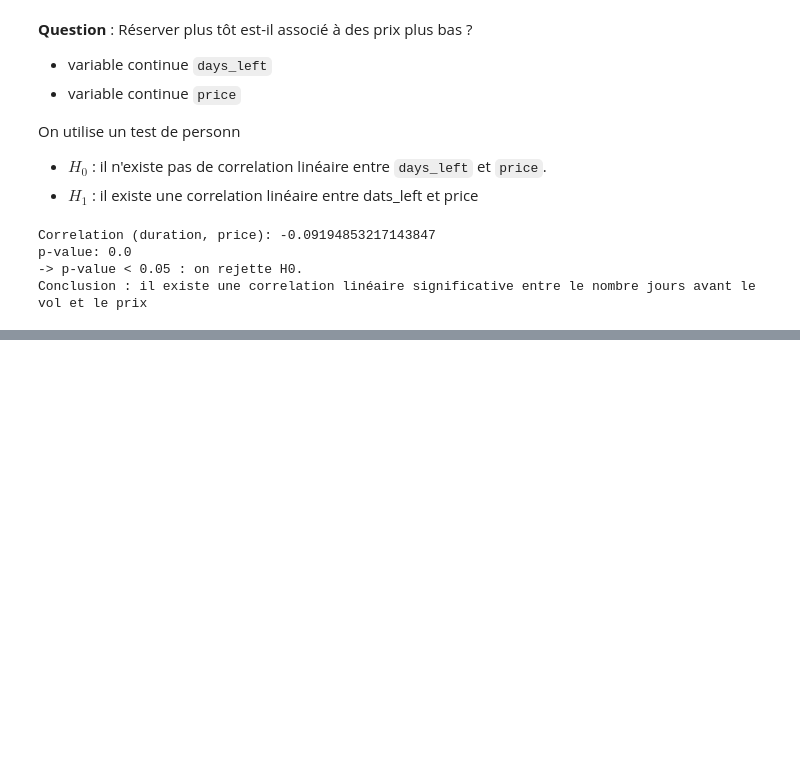
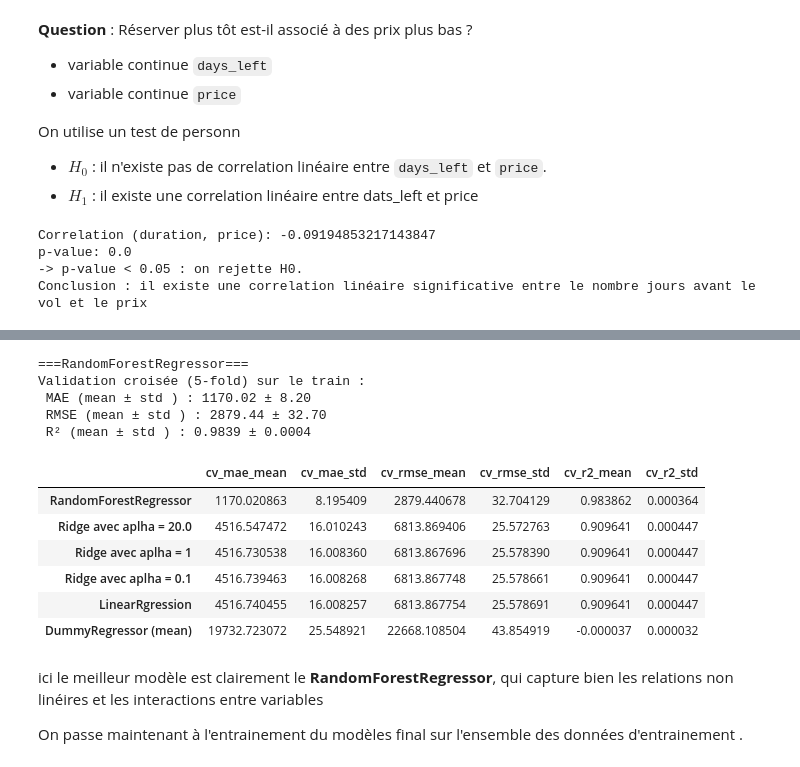
Before and after one commit to Soilah98/Supervised_Learning, a Jupyter notebook: projet-prediction-prix-avion/notebooks/flight.ipynb, the cells around one changed output, grey strips where cells are left out. Drawn from its saved outputs; the diff is of its cells as text; code cells hidden in the pictures; blank space fills up the shorter version.

```diff
--- a/projet-prediction-prix-avion/projet-prediction-prix-avion/src/projet_prediction_prix_avion/flight.ipynb
+++ b/projet-prediction-prix-avion/notebooks/flight.ipynb
@@ -491,0 +716,3 @@ Conclusion : il existe une correlation linéaire significative entre le nombre j
+# %%
+# Distionnaire pour stocker les resultats de tous les modeles
+results = {}
@@ -491,0 +847,41 @@ Conclusion : il existe une correlation linéaire significative entre le nombre j
+# %%
+rf_pipeline = Pipeline(
+    steps=[
+        ("preprocessor",preprocessor),
+        ("modele_random", RandomForestRegressor(n_estimators=50,
+                                                random_state=42,
+                                                n_jobs=-1))
+    ]
+)
+
+evaluate_model(
+    name="RandomForestRegressor",
+    model=rf_pipeline,
+    X_train=X_train,
+    y_train=y_train,
+    X_test=X_test,
+    y_test=y_test,
+    results_dict=results
+)
+# %% [output]
+===RandomForestRegressor===
+Validation croisée (5-fold) sur le train :
+ MAE (mean ± std ) : 1170.02 ± 8.20
+ RMSE (mean ± std ) : 2879.44 ± 32.70
+ R² (mean ± std ) : 0.9839 ± 0.0004
+# %%
+results_df = pd.DataFrame(results).T
+results_df = results_df.sort_values(by='cv_mae_mean')
+results_df
+# %% [output]
+|  | cv_mae_mean | cv_mae_std | cv_rmse_mean | cv_rmse_std | cv_r2_mean | cv_r2_std |
+| RandomForestRegressor | 1170.020863 | 8.195409 | 2879.440678 | 32.704129 | 0.983862 | 0.000364 |
+| Ridge avec aplha = 20.0 | 4516.547472 | 16.010243 | 6813.869406 | 25.572763 | 0.909641 | 0.000447 |
+| Ridge avec aplha = 1 | 4516.730538 | 16.008360 | 6813.867696 | 25.578390 | 0.909641 | 0.000447 |
+| Ridge avec aplha = 0.1 | 4516.739463 | 16.008268 | 6813.867748 | 25.578661 | 0.909641 | 0.000447 |
+| LinearRgression | 4516.740455 | 16.008257 | 6813.867754 | 25.578691 | 0.909641 | 0.000447 |
+| DummyRegressor (mean) | 19732.723072 | 25.548921 | 22668.108504 | 43.854919 | -0.000037 | 0.000032 |
+# %% [markdown]
+ici le meilleur modèle est clairement le **RandomForestRegressor**, qui capture bien les relations non linéires et les interactions entre variables
+
+On passe maintenant à l'entrainement du modèles final sur l'ensemble des données d'entrainement .
```
Also changed, not shown: parts of 64 cells of this notebook, 11 other files.
